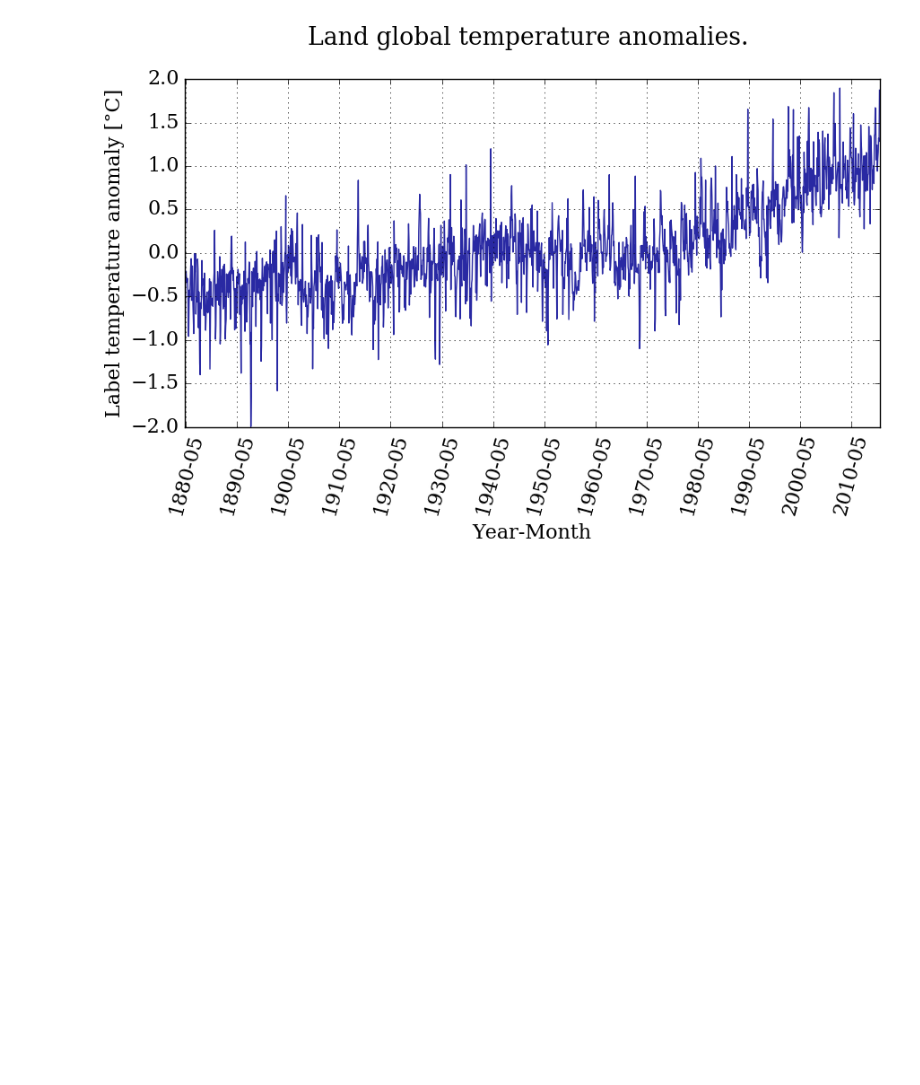
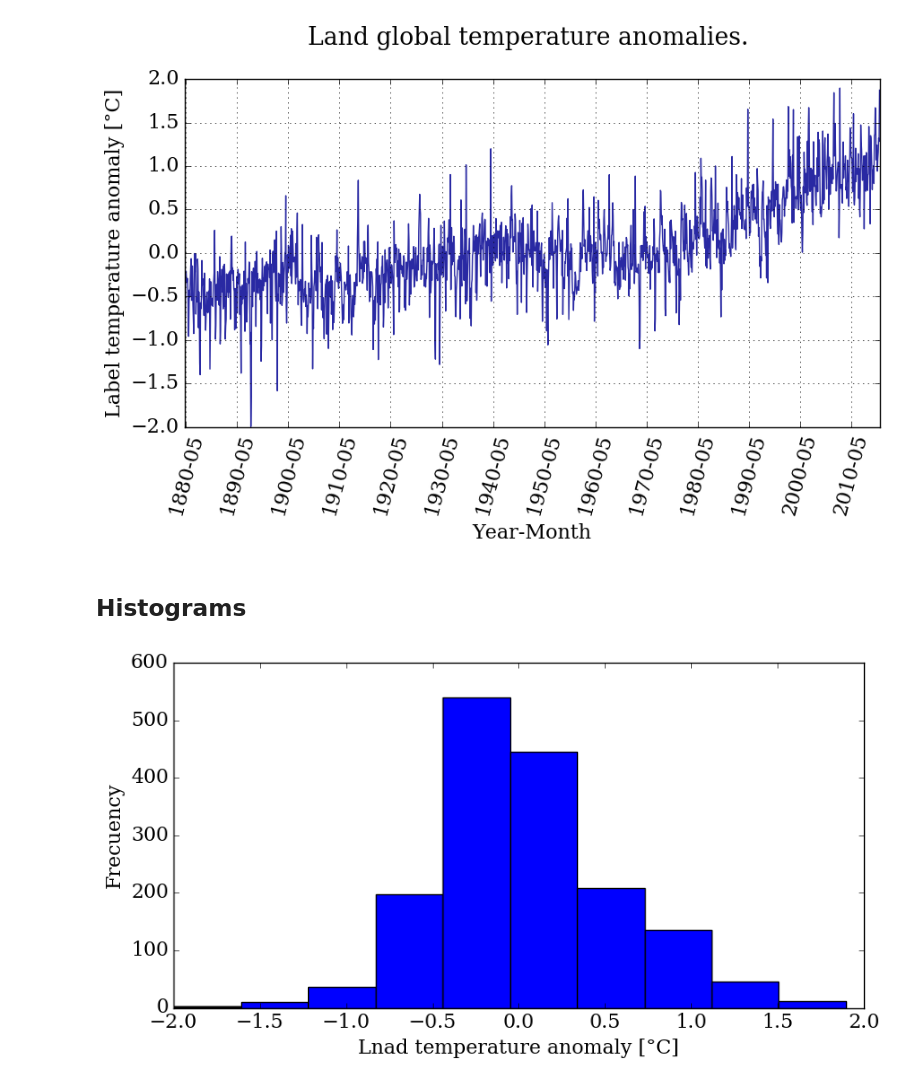
Before and after one commit to mcisternasf28/notebook, a Jupyter notebook: The_python_scientific_stack.ipynb, the cells around one changed output. Cells and saved outputs as stored; diff of their text form; code cells hidden in the pictures; blank space fills up the shorter version.

Commit message:
Se agregó un histograma con su correspondiente PDF

```diff
--- a/The_python_scientific_stack.ipynb
+++ b/The_python_scientific_stack.ipynb
@@ -126,3 +126,12 @@ pyplot.ylabel('Label temperature anomaly [°C]')
 pyplot.grid();
 # %% [output]
 [figure]
+# %% [markdown]
+## Histograms
+# %%
+pyplot.figure(figsize=(10,5))
+pyplot.hist(T_land[:,1])
+pyplot.xlabel('Lnad temperature anomaly [°C]')
+pyplot.ylabel('Frecuency');
+# %% [output]
+[figure, added]
```
Also changed, not shown: parts of 6 cells of this notebook.
